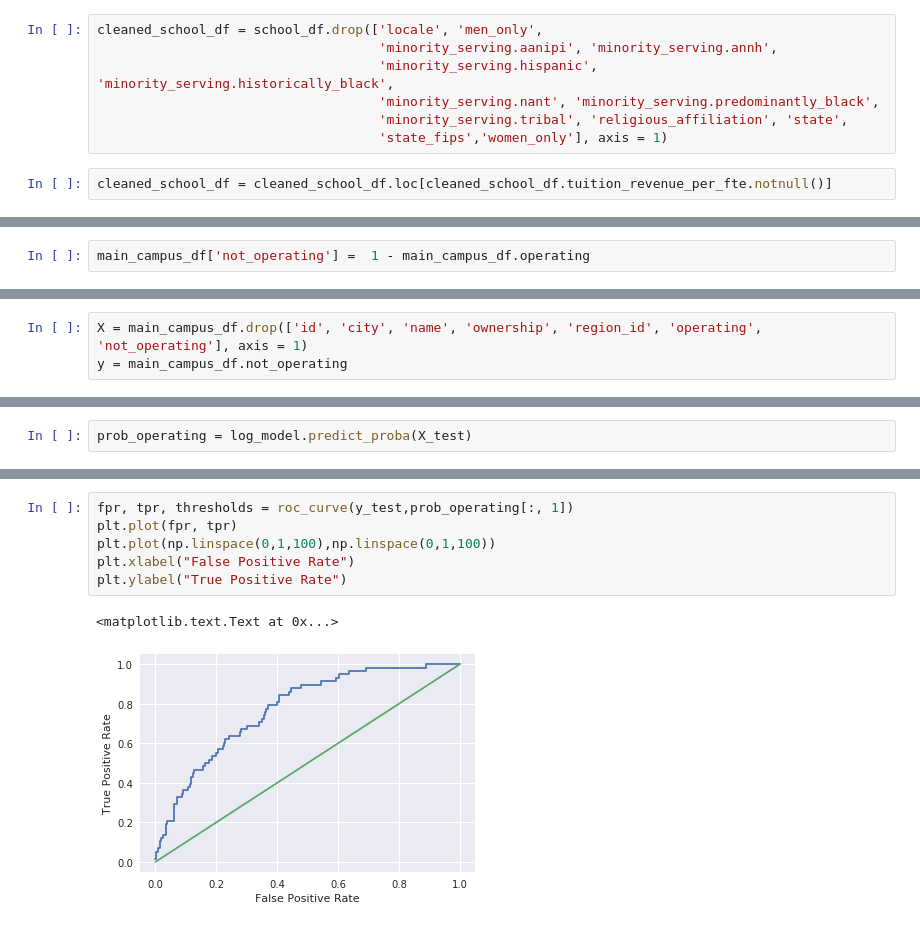
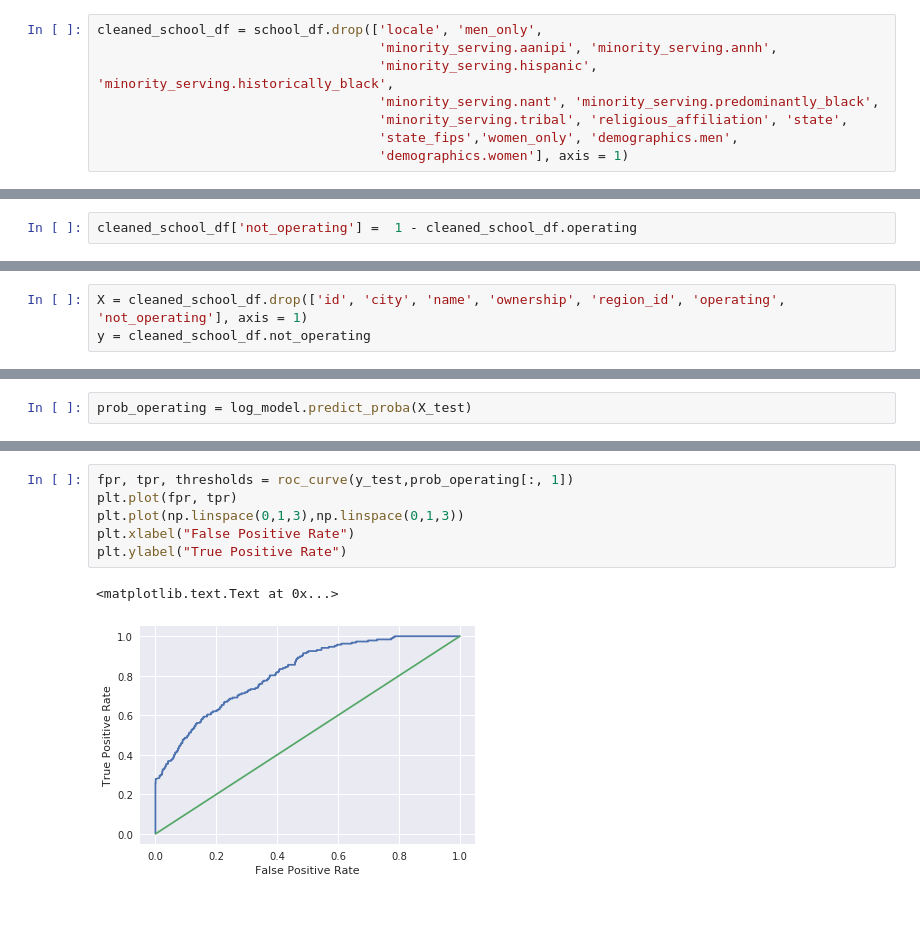
Before and after one commit to aawiegel/CollegeClassification, a Jupyter notebook: Classification.ipynb, the cells around one changed output, grey strips where cells are left out. Drawn from its saved outputs; the diff is of its cells as text.

```diff
--- a/Classification.ipynb
+++ b/Classification.ipynb
@@ -312,9 +338,8 @@ cleaned_school_df = school_df.drop(['locale', 'men_only',
                                     'minority_serving.hispanic', 'minority_serving.historically_black',
                                     'minority_serving.nant', 'minority_serving.predominantly_black',
                                     'minority_serving.tribal', 'religious_affiliation', 'state',
-                                    'state_fips','women_only'], axis = 1)
+                                    'state_fips','women_only', 'demographics.men',
+                                    'demographics.women'], axis = 1)
-# %%
-cleaned_school_df = cleaned_school_df.loc[cleaned_school_df.tuition_revenue_per_fte.notnull()]
 # %%
 cleaned_school_df.info()
 # %% [output]
@@ -340,2 +365,2 @@ main_campus_df = cleaned_school_df.loc[(cleaned_school_df.branches>1) & (cleaned
 # %%
-main_campus_df['not_operating'] =  1 - main_campus_df.operating
+cleaned_school_df['not_operating'] =  1 - cleaned_school_df.operating
@@ -368,8 +373,8 @@ main_campus_df = main_campus_df.fillna(main_campus_df.mean())
 # %% [markdown]
 ## Select columns for classification
 # %%
-X = main_campus_df.drop(['id', 'city', 'name', 'ownership', 'region_id', 'operating', 'not_operating'], axis = 1)
-y = main_campus_df.not_operating
+X = cleaned_school_df.drop(['id', 'city', 'name', 'ownership', 'region_id', 'operating', 'not_operating'], axis = 1)
+y = cleaned_school_df.not_operating
 # %%
 X_train, X_test, y_train, y_test = train_test_split(X, y, random_state=42, test_size=0.2)
 # %%
@@ -390,12 +395,12 @@ log_loss(y_test, prob_operating[:, 1])
 # %%
 fpr, tpr, thresholds = roc_curve(y_test,prob_operating[:, 1])
 plt.plot(fpr, tpr)
-plt.plot(np.linspace(0,1,100),np.linspace(0,1,100))
+plt.plot(np.linspace(0,1,3),np.linspace(0,1,3))
 plt.xlabel("False Positive Rate")
 plt.ylabel("True Positive Rate")
 # %% [output]
 <matplotlib.text.Text at 0x...>
-[figure, old version]
+[figure, new version]
 # %%
 roc_auc_score(y_test, prob_operating[:, 1])
 # %% [output]
```
Also changed, not shown: parts of 23 cells of this notebook.
